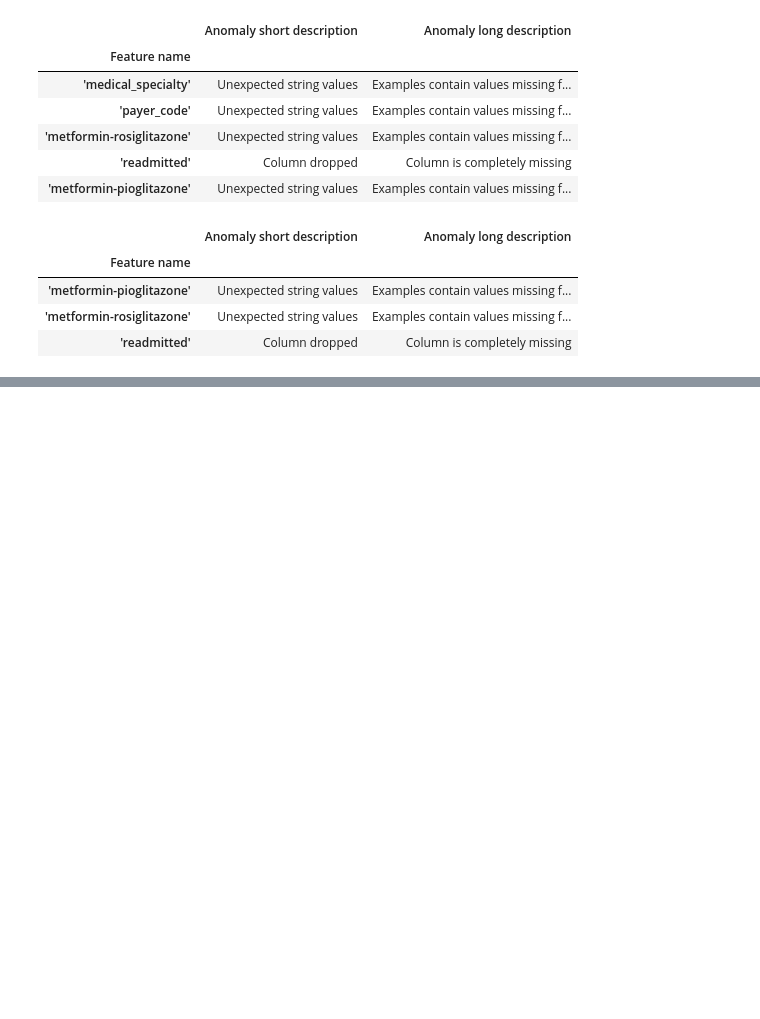
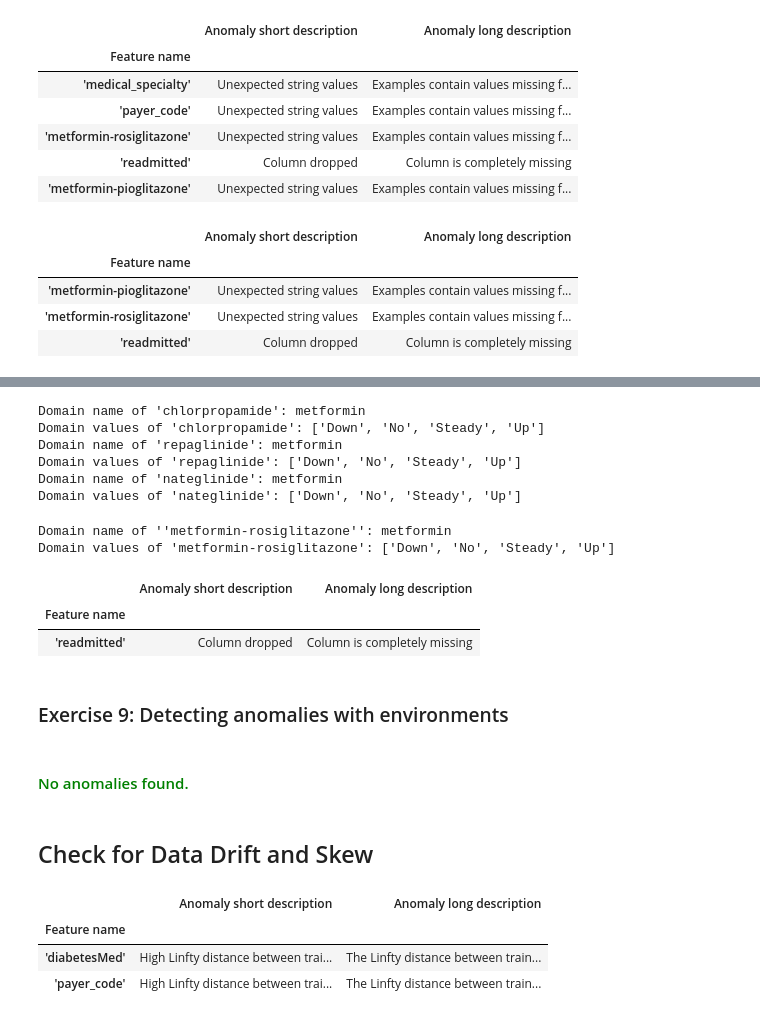
Before and after one commit to LongNguyen1984/GANLearning, a Jupyter notebook: Ass1MLOPsCourse2_ipynb.ipynb, the cells around one changed output, grey strips where cells are left out. Cells and saved outputs as stored; diff of their text form; code cells hidden in the pictures; blank space fills up the shorter version.

```diff
--- a/Ass1MLOPsCourse2_ipynb.ipynb
+++ b/Ass1MLOPsCourse2_ipynb.ipynb
@@ -372,0 +442,35 @@ calculate_and_display_anomalies(serving_stats, schema=schema)
+# %%
+# TEST CODE
+
+# check that the domain of some features are now switched to `metformin`
+print(f"Domain name of 'chlorpropamide': {tfdv.get_feature(schema, 'chlorpropamide').domain}")
+print(f"Domain values of 'chlorpropamide': {tfdv.get_domain(schema, 'chlorpropamide').value}")
+print(f"Domain name of 'repaglinide': {tfdv.get_feature(schema, 'repaglinide').domain}")
+print(f"Domain values of 'repaglinide': {tfdv.get_domain(schema, 'repaglinide').value}")
+print(f"Domain name of 'nateglinide': {tfdv.get_feature(schema, 'nateglinide').domain}")
+print(f"Domain values of 'nateglinide': {tfdv.get_domain(schema, 'nateglinide').value}")
+# %% [output]
+Domain name of 'chlorpropamide': metformin
+Domain values of 'chlorpropamide': ['Down', 'No', 'Steady', 'Up']
+Domain name of 'repaglinide': metformin
+Domain values of 'repaglinide': ['Down', 'No', 'Steady', 'Up']
+Domain name of 'nateglinide': metformin
+Domain values of 'nateglinide': ['Down', 'No', 'Steady', 'Up']
+# %%
+print(f"Domain name of ''metformin-rosiglitazone'': {tfdv.get_feature(schema, 'metformin-rosiglitazone').domain}")
+print(f"Domain values of 'metformin-rosiglitazone': {tfdv.get_domain(schema, 'metformin-rosiglitazone').value}")
+# %% [output]
+Domain name of ''metformin-rosiglitazone'': metformin
+Domain values of 'metformin-rosiglitazone': ['Down', 'No', 'Steady', 'Up']
+# %%
+calculate_and_display_anomalies(serving_stats, schema=schema)
+# %% [output]
+|  | Anomaly short description | Anomaly long description |
+| Feature name |  |  |
+| 'readmitted' | Column dropped | Column is completely missing |
+# %% [markdown]
+### Exercise 9: Detecting anomalies with environments
+# %%
+# All features are by default in both TRAINING and SERVING environments.
+schema.default_environment.append('TRAINING')
+schema.default_environment.append('SERVING')
@@ -372,0 +481,27 @@ calculate_and_display_anomalies(serving_stats, schema=schema)
+# %%
+tfdv.display_anomalies(serving_anomalies_with_env)
+# %% [output]
+No anomalies found.
+# %% [markdown]
+## Check for Data Drift and Skew
+# %%
+# Calculate skew for diabetesMed feature
+diabetes_med = tfdv.get_feature(schema, 'diabetesMed')
+diabetes_med.skew_comparator.infinity_norm.threshold = 0.03
+
+# Calculate skew for payer_code feature
+payer_code = tfdv.get_feature(schema, 'payer_code')
+payer_code.skew_comparator.infinity_norm.threshold = 0.03
+
+# Calculate anomalies
+skew_drift_anomalies = tfdv.validate_statistics(train_stats, schema,
+                                                previous_statistics=eval_stats,
+                                                serving_statistics=serving_stats)
+
+# Display anomalies
+tfdv.display_anomalies(skew_drift_anomalies)
+# %% [output]
+|  | Anomaly short description | Anomaly long description |
+| Feature name |  |  |
+| 'diabetesMed' | High Linfty distance between trai... | The Linfty distance between train... |
+| 'payer_code' | High Linfty distance between trai... | The Linfty distance between train... |
```
Also changed, not shown: parts of 3 cells of this notebook.
